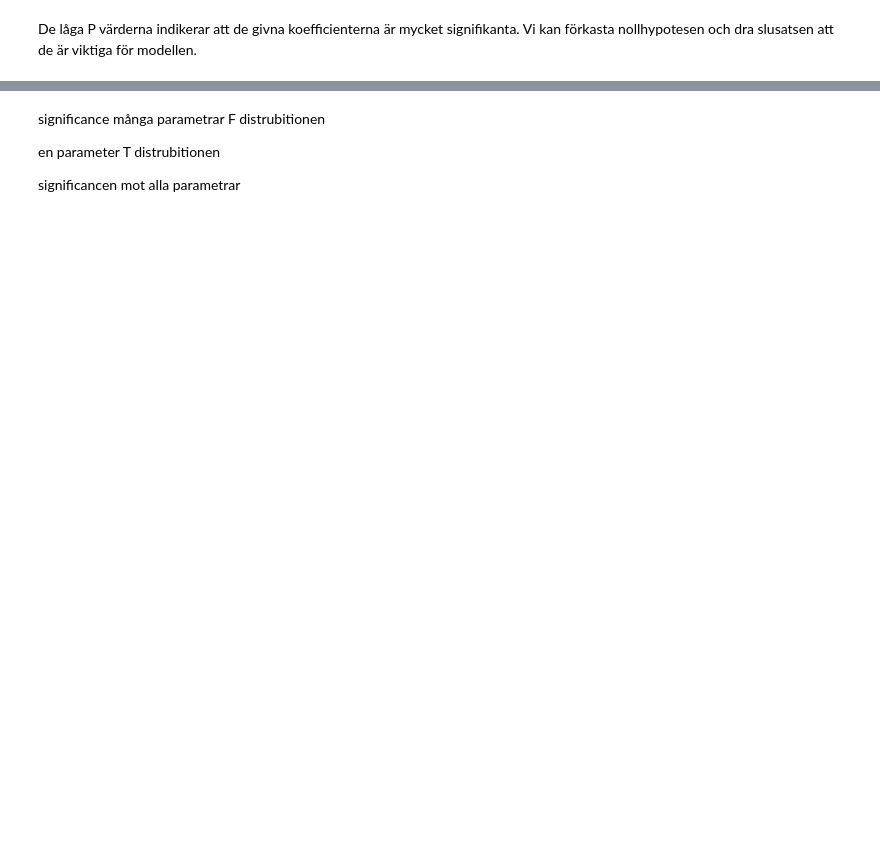
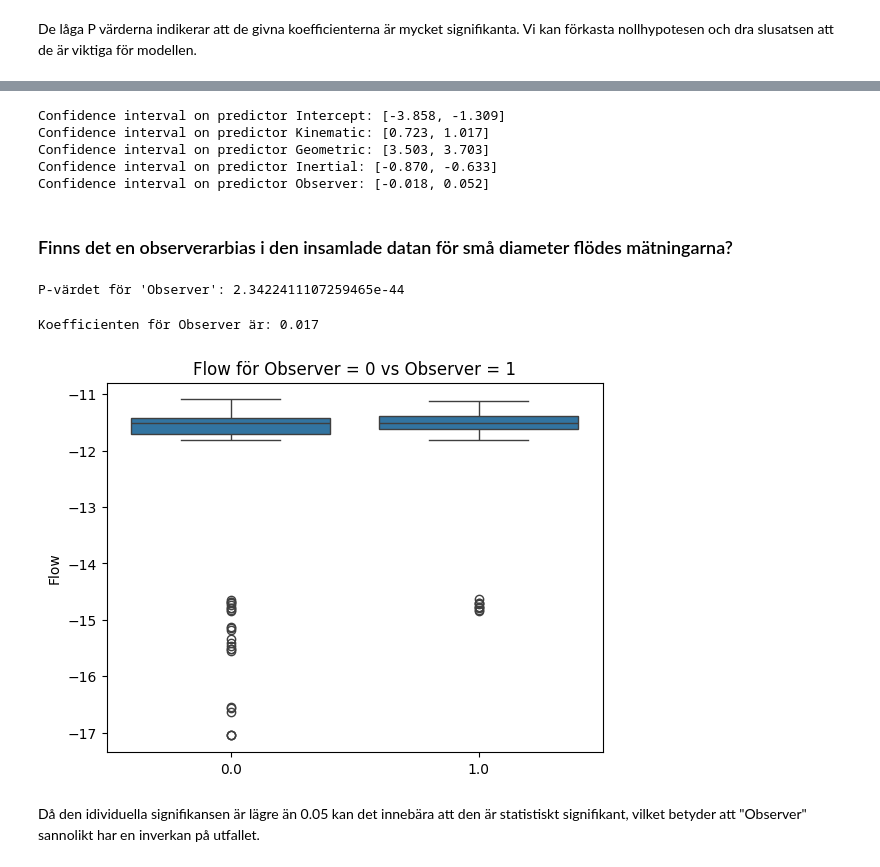
Before and after one commit to MrEcE0046/AI-ML-Grundkunskaper, a Jupyter notebook: Statistiska_Metoder/Lab/lab_SM.ipynb, the cells around one changed output, grey strips where cells are left out. Cells and saved outputs as stored; diff of their text form; code cells hidden in the pictures; blank space fills up the shorter version.

```diff
--- a/Statistiska_Metoder/Lab/lab_SM.ipynb
+++ b/Statistiska_Metoder/Lab/lab_SM.ipynb
@@ -130,7 +126,28 @@ TypeError: unsupported operand type(s) for -: 'int' and 'NoneType'
-# %% [markdown]
-significance
-många parametrar F distrubitionen
-
-en parameter T distrubitionen
-
-significancen mot alla parametrar
+# %%
+column_name = ["Intercept", "Kinematic", "Geometric", "Inertial", "Observer"]
+for column_name, (i, j) in zip(column_name, LR.confidence_interval()):
+    print(f"Confidence interval on predictor {column_name}: [{i:.3f}, {j:.3f}]")
+# %% [output]
+Confidence interval on predictor Intercept: [-3.858, -1.309]
+Confidence interval on predictor Kinematic: [0.723, 1.017]
+Confidence interval on predictor Geometric: [3.503, 3.703]
+Confidence interval on predictor Inertial: [-0.870, -0.633]
+Confidence interval on predictor Observer: [-0.018, 0.052]
+# %% [markdown]
+### Finns det en observerarbias i den insamlade datan för små diameter flödes mätningarna?
+# %%
+print(f"P-värdet för 'Observer': {LR.significance()[3]}")
+# %% [output]
+P-värdet för 'Observer': 2.3422411107259465e-44
+# %%
+print(f"Koefficienten för Observer är: {LR.b[-1]:.3f}")
+# %% [output]
+Koefficienten för Observer är: 0.017
+# %%
+sns.boxplot(x=X[:,4], y=Y)
+plt.title("Flow för Observer = 0 vs Observer = 1")
+plt.show()
+# %% [output]
+[figure, added]
+# %% [markdown]
+Då den idividuella signifikansen är lägre än 0.05 kan det innebära att den är statistiskt signifikant, vilket betyder att "Observer" sannolikt har en inverkan på utfallet.
```
Also changed, not shown: parts of 5 cells of this notebook, 1 other file.
